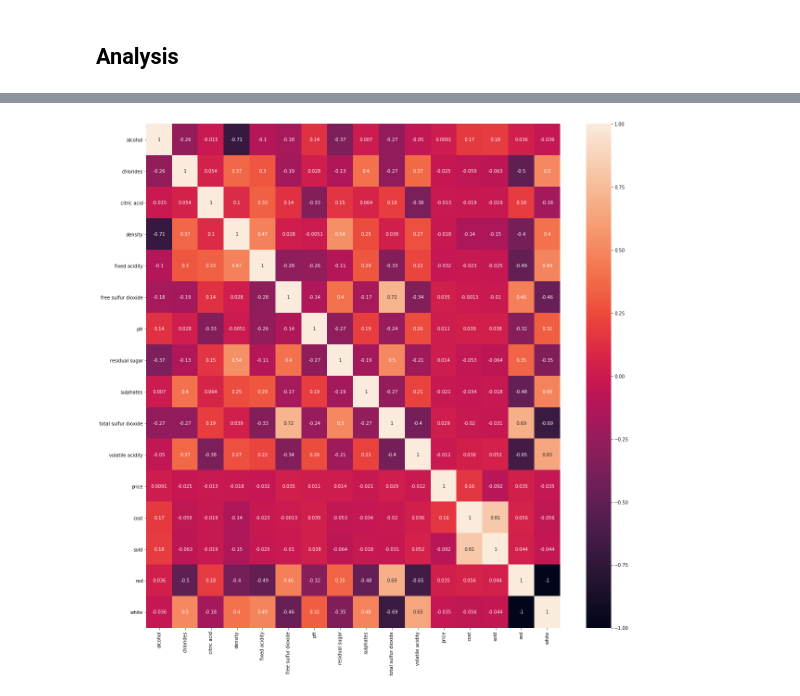
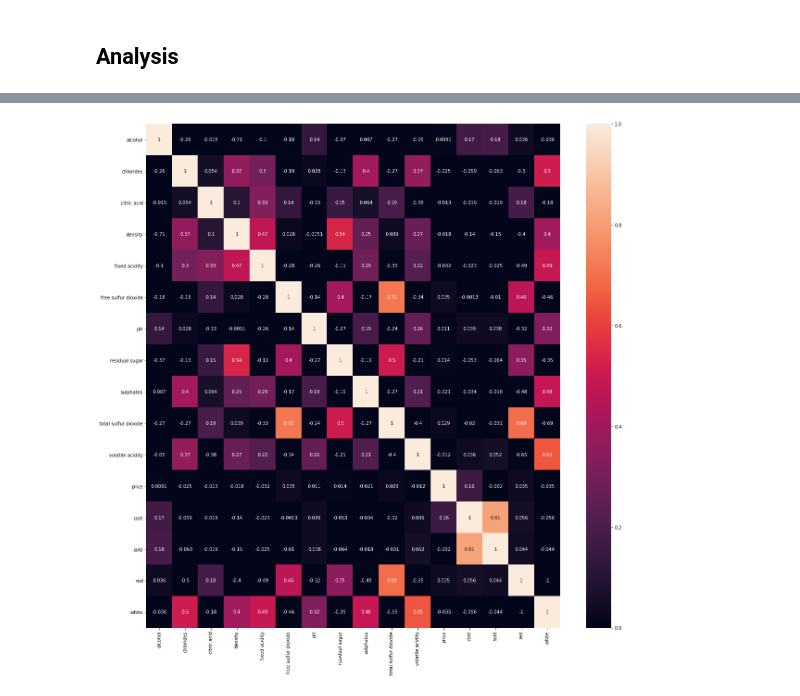
Before and after one commit to raquelcreis/wine_profit, a Jupyter notebook: notebook.ipynb, the cells around one changed output, grey strips where cells are left out. Drawn from its saved outputs; the diff is of its cells as text; code cells hidden in the pictures.

```diff
--- a/notebook.ipynb
+++ b/notebook.ipynb
@@ -112,5 +111,5 @@ plt.plot(df.price, df.sold)
 # %%
 plt.figure(figsize=(20,20))
-corr = sns.heatmap(df.corr(),vmin=-1,vmax=1, annot=True)
+corr = sns.heatmap(df.corr(),vmin=0,vmax=1, annot=True)
 # %% [output]
-[figure, old version]
+[figure, new version]
```
Also changed, not shown: parts of 3 cells of this notebook.
